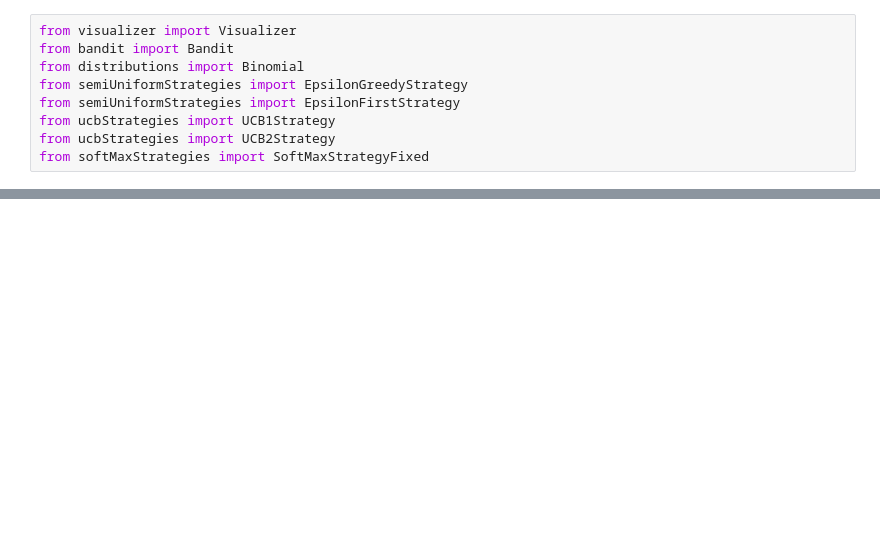
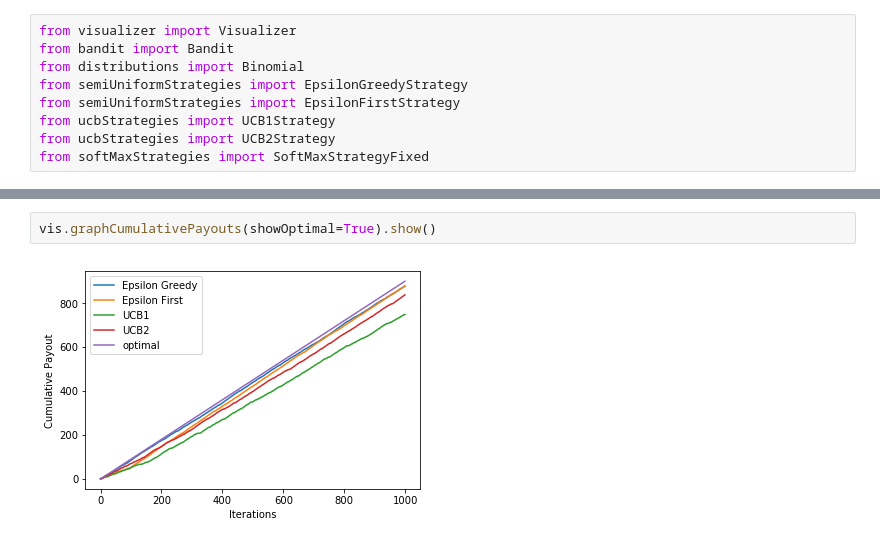
Before and after one commit to jhurwitzupenn/MultiArmedBandit, a Jupyter notebook: Experimental Results/Experiment 1.ipynb, the cells around one changed output, grey strips where cells are left out. Drawn from its saved outputs; the diff is of its cells as text; blank space fills up the shorter version.

```diff
--- a/Experimental Results/Experiment 1.ipynb
+++ b/Experimental Results/Experiment 1.ipynb
@@ -160,0 +188,4 @@ for i in np.arange(1, 1000, 100):
+# %%
+vis.graphCumulativePayouts(showOptimal=True).show()
+# %% [output]
+[figure, added]
```
Also changed, not shown: parts of 25 cells of this notebook.
